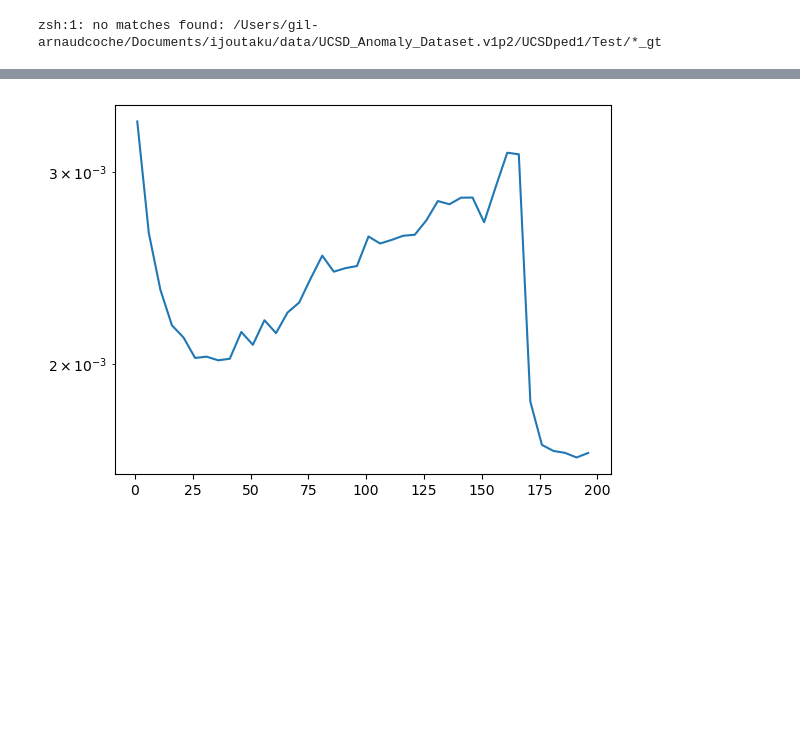
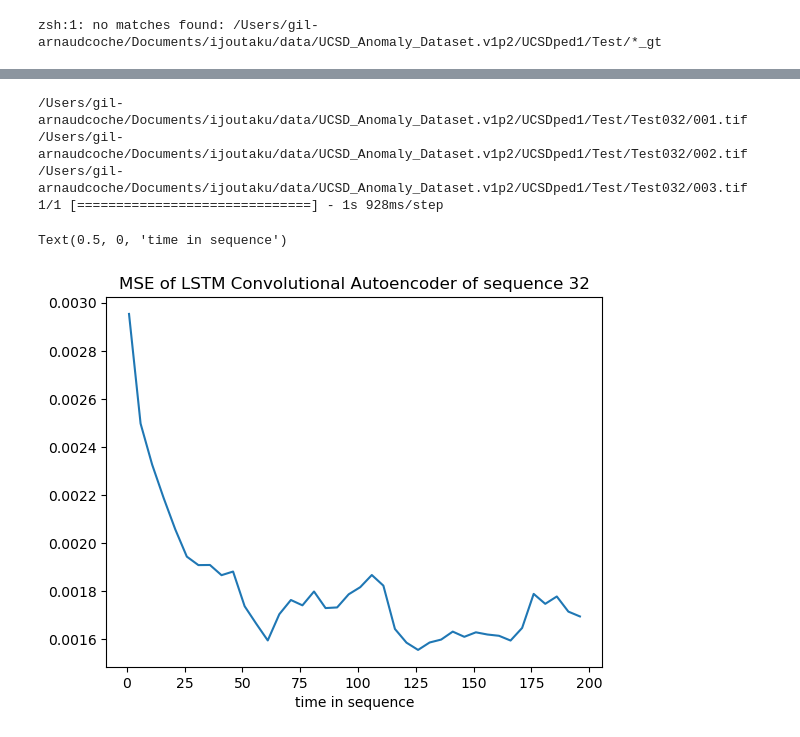
Before and after one commit to Gilt0/ijoutaku, a Jupyter notebook: notebook/model-check.ipynb, the cells around one changed output, grey strips where cells are left out. Cells and saved outputs as stored; diff of their text form; code cells hidden in the pictures; blank space fills up the shorter version.

```diff
--- a/notebook/model-check.ipynb
+++ b/notebook/model-check.ipynb
@@ -38,10 +69,18 @@ x_predict = lstm_convolutional_autoencoder.predict(x)
 # %%
+b = 52
+x = sequence_test_set[b][0][:, :, :, :, :]
+x_predict = lstm_convolutional_autoencoder.predict(x)
 mse_values = np.zeros(x.shape[1])
 for t in range(x.shape[1]):
     mse_values[t] = mse(x[1, t, :, :, 0], x_predict[1, t, :, :, 0])
+plt.title('MSE of LSTM Convolutional Autoencoder of sequence 32')
+plt.plot(1 + np.arange(0, SequenceDataGenerator._SEQUENCE_SIZE, SequenceDataGenerator._STRIDE_KERNEL), mse_values)
+plt.xlabel('time in sequence')
+# %% [output]
+/Users/gil-arnaudcoche/Documents/ijoutaku/data/UCSD_Anomaly_Dataset.v1p2/UCSDped1/Test/Test032/001.tif
+/Users/gil-arnaudcoche/Documents/ijoutaku/data/UCSD_Anomaly_Dataset.v1p2/UCSDped1/Test/Test032/002.tif
+/Users/gil-arnaudcoche/Documents/ijoutaku/data/UCSD_Anomaly_Dataset.v1p2/UCSDped1/Test/Test032/003.tif
+1/1 [==============================] - 1s 928ms/step
+Text(0.5, 0, 'time in sequence')
+[figure, added]
-# %%
-plt.plot(1 + np.arange(0, SequenceDataGenerator._SEQUENCE_SIZE, SequenceDataGenerator._STRIDE_KERNEL), mse_values)
-plt.yscale('log')
-# %% [output]
-[figure, removed]
 # %%
```
Also changed, not shown: parts of 12 cells of this notebook, 1 other file.
